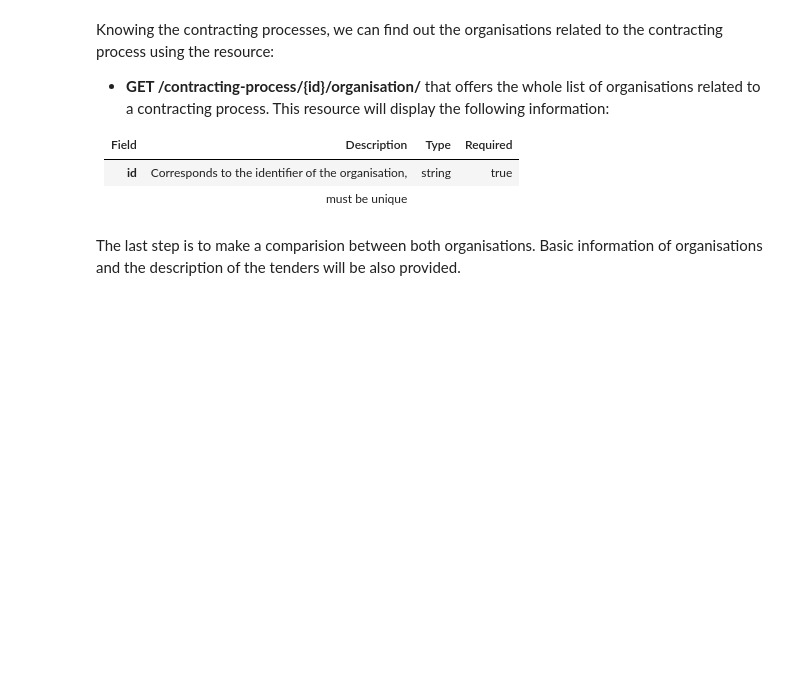
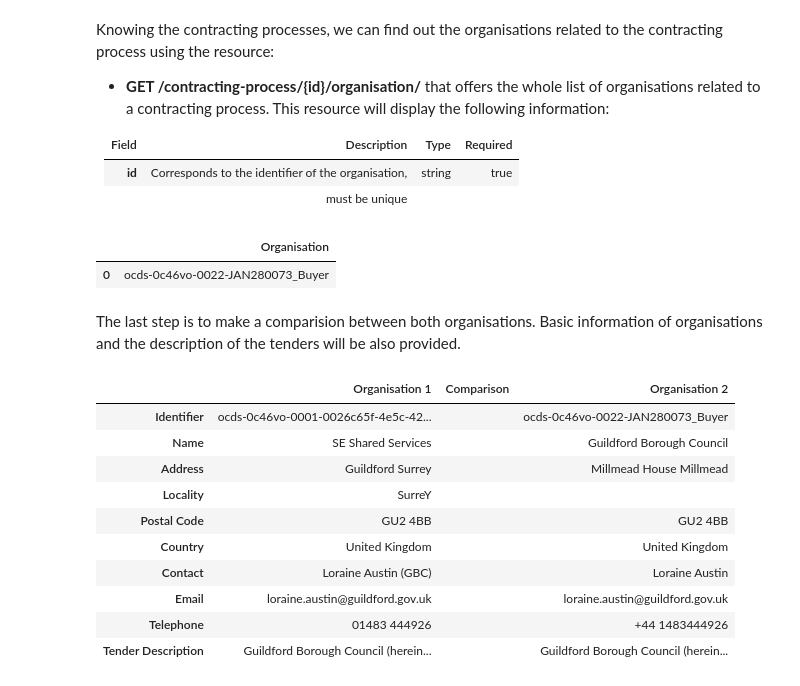
Before and after one commit to TBFY/knowledge-graph-API, a Jupyter notebook: UseCase1.ipynb, the cells around one changed output. Drawn from its saved outputs; the diff is of its cells as text; code cells hidden in the pictures; blank space fills up the shorter version.

```diff
--- a/UseCase1.ipynb
+++ b/UseCase1.ipynb
@@ -51,7 +63,7 @@ In the next step, we will obtain the list of contracting processes which the cho
 |**id**          |Corresponds to the identifier of the contracting-process,          |string |true    |
 |                |must be unique                                                     |       |        |
 # %%
-org1 = 'ocds-0c46vo-0001-a934dde3-e6c6-46bb-9c7b-80094a799d1e_Buyer'
+org1 = 'ocds-0c46vo-0001-0026c65f-4e5c-4217-895c-04ded2f91f0b_Buyer'
 resp = requests.get('https://tbfy.librairy.linkeddata.es/kg-api/organisation/' + org1 + '/contracting-process')
 
 if resp.status_code != 200:
@@ -94,7 +112,7 @@ repo_df
 # %% [markdown]
 Now, using the **search API**, a list of similar tender descriptions to the one obtained in the **core API** will be obtained:
 # %%
-td1 = 'ocds-0c46vo-0001-a934dde3-e6c6-46bb-9c7b-80094a799d1e_Tender_ocds-b5fd17-42de70ec-20c1-4bef-95f4-f0a48ceb662d-pd-437'
+td1 = 'ocds-0c46vo-0001-0026c65f-4e5c-4217-895c-04ded2f91f0b_Tender_ocds-b5fd17-d293530a-79ff-4c45-96eb-eeeae21395e5-gbc---024167'
 resp = requests.get('https://tbfy.librairy.linkeddata.es/search-api/documents/' + td1 + '/items?size=10&source=tender', auth=('oeg', 'oeg2018'))
 
 if resp.status_code != 200:
@@ -122,7 +152,7 @@ Once we have a list of similar tenders, we begin the way back to find out the pa
 |**id**          |Corresponds to the identifier of the contracting-process,          |string |true    |
 |                |must be unique                                                     |       |        |
 # %%
-td2 = 'ocds-0c46vo-0133-072076-2019_Tender_072076-2019_td'
+td2 = 'ocds-0c46vo-0022-JAN280073_Tender_JAN280073'
 resp = requests.get('https://tbfy.librairy.linkeddata.es/kg-api/tender/' + td2 + '/contracting-process')
 
 if resp.status_code != 200:
@@ -147,7 +180,7 @@ Knowing the contracting processes, we can find out the organisations related to
 |**id**          |Corresponds to the identifier of the organisation,                 |string |true    |
 |                |must be unique                                                     |       |        |
 # %%
-cp2 = 'ocds-0c46vo-0133-072076-2019_ContractingProcess'
+cp2 = 'ocds-0c46vo-0022-JAN280073_ContractingProcess'
 resp = requests.get('https://tbfy.librairy.linkeddata.es/kg-api/contracting-process/' + cp2 + '/organisation')
 
 if resp.status_code != 200:
@@ -156,44 +189,59 @@ if resp.status_code != 200:
 
 organisation = [todo_item['id'] for todo_item in resp.json()]
 repo_dict = {'Organisation': organisation}
-repo_df = pd.DataFrame(repo_dict, index=[''])
+repo_df = pd.DataFrame(repo_dict)
 
 with pd.option_context('display.max_rows', None, 'display.max_columns', None, 'display.colheader_justify','light', 'display.width', 2000, 'display.max_colwidth', 500):
     repo_df = repo_df.stack().str.lstrip().unstack()
     repo_df = repo_df.style.set_properties(**{'text-align': 'left'})
 repo_df
+# %% [output]
+|  | Organisation |
+| 0 | ocds-0c46vo-0022-JAN280073_Buyer |
 # %% [markdown]
 The last step is to make a comparision between both organisations. Basic information of organisations and the description of the tenders will be also provided.
 # %%
-org2 = 'ocds-0c46vo-0133-072076-2019_Buyer'
+org2 = 'ocds-0c46vo-0022-JAN280073_Buyer'
 
 resp1 = requests.get('http://tbfy.librairy.linkeddata.es/kg-api/organisation/' + org1)
 if resp1.status_code != 200:
     # This means something went wrong.
     raise ApiError('GET /tasks/ {}'.format(resp1.status_code))
 
 resp2 = requests.get('http://tbfy.librairy.linkeddata.es/kg-api/organisation/' + org2)
 if resp2.status_code != 200:
     # This means something went wrong.
     raise ApiError('GET /tasks/ {}'.format(resp1.status_code))
 
 resp3 = requests.get('http://tbfy.librairy.linkeddata.es/kg-api/tender/' + td1)
 if resp1.status_code != 200:
     # This means something went wrong.
     raise ApiError('GET /tasks/ {}'.format(resp1.status_code))
 
 resp4 = requests.get('http://tbfy.librairy.linkeddata.es/kg-api/tender/' + td2)
 if resp2.status_code != 200:
     # This means something went wrong.
     raise ApiError('GET /tasks/ {}'.format(resp2.status_code))
 
 
 org = {'Organisation 1':[RetrieveField(resp1.json(),'id'), RetrieveField(resp1.json(),'name'), RetrieveField(resp1.json(),'streetAddress'), RetrieveField(resp1.json(),'locality'), RetrieveField(resp1.json(),'postalCode'), RetrieveField(resp1.json(),'country'), RetrieveField(resp1.json(),'contact'), RetrieveField(resp1.json(),'email'), RetrieveField(resp1.json(),'telephone'), RetrieveField(resp3.json(),'description')],
-       'Comparision':['', '', '', '', '', '', '', '', '', ''],
+       'Comparison':['', '', '', '', '', '', '', '', '', ''],
        'Organisation 2':[RetrieveField(resp2.json(),'id'), RetrieveField(resp2.json(),'name'), RetrieveField(resp2.json(),'streetAddress'), RetrieveField(resp2.json(),'locality'), RetrieveField(resp2.json(),'postalCode'), RetrieveField(resp2.json(),'country'), RetrieveField(resp2.json(),'contact'), RetrieveField(resp2.json(),'email'), RetrieveField(resp2.json(),'telephone'), RetrieveField(resp4.json(),'description')]}
 df = pd.DataFrame(org, index=['Identifier', 'Name', 'Address', 'Locality', 'Postal Code', 'Country', 'Contact', 'Email', 'Telephone', 'Tender Description'])
 
-with pd.option_context('display.max_rows', None, 'display.max_columns', None, 'display.colheader_justify','light', 'display.width', 2000, 'display.max_colwidth', 500):
+with pd.option_context('display.max_rows', None, 'display.max_columns', None, 'display.colheader_justify','light', 'display.width', -1, 'display.max_colwidth', -1):
     df = df.stack().str.lstrip().unstack()
     df = df.style.set_properties(**{'text-align': 'justify'})
 df
+# %% [output]
+|  | Organisation 1 | Comparison | Organisation 2 |
+| Identifier | ocds-0c46vo-0001-0026c65f-4e5c-42... |  | ocds-0c46vo-0022-JAN280073_Buyer |
+| Name | SE Shared Services |  | Guildford Borough Council |
+| Address | Guildford Surrey |  | Millmead House Millmead |
+| Locality | SurreY |  |  |
+| Postal Code | GU2 4BB |  | GU2 4BB |
+| Country | United Kingdom |  | United Kingdom |
+| Contact | Loraine Austin (GBC) |  | Loraine Austin |
+| Email | loraine.austin@guildford.gov.uk |  | loraine.austin@guildford.gov.uk |
+| Telephone | 01483 444926 |  | +44 1483444926 |
+| Tender Description | Guildford Borough Council (herein... |  | Guildford Borough Council (herein... |
```
Also changed, not shown: parts of 5 cells of this notebook.
